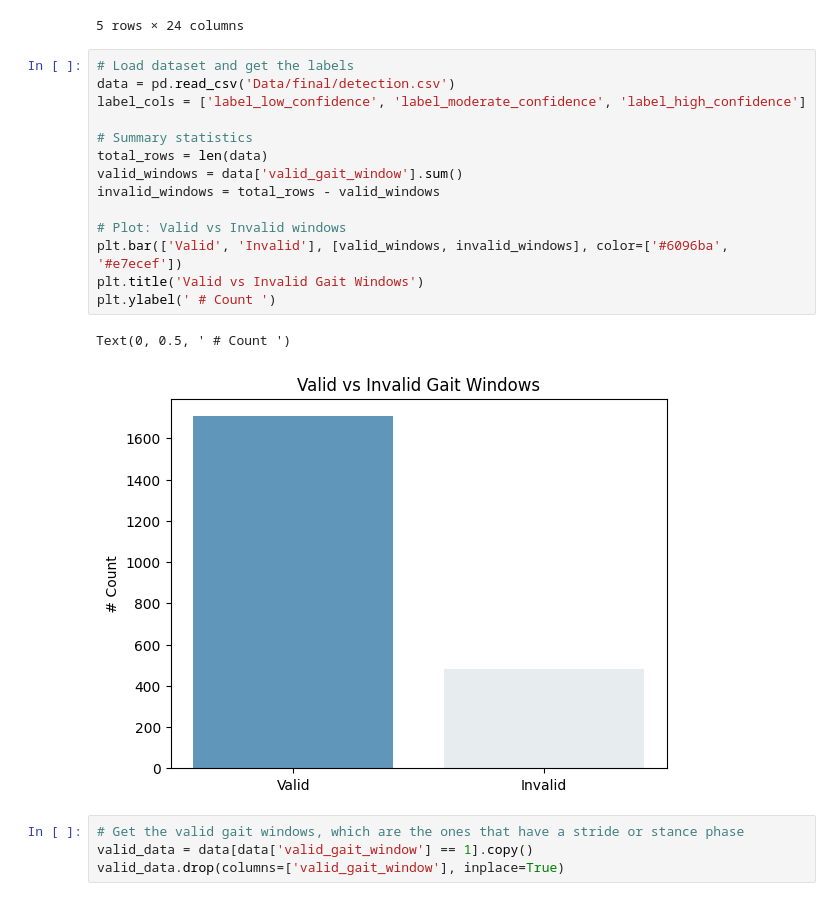
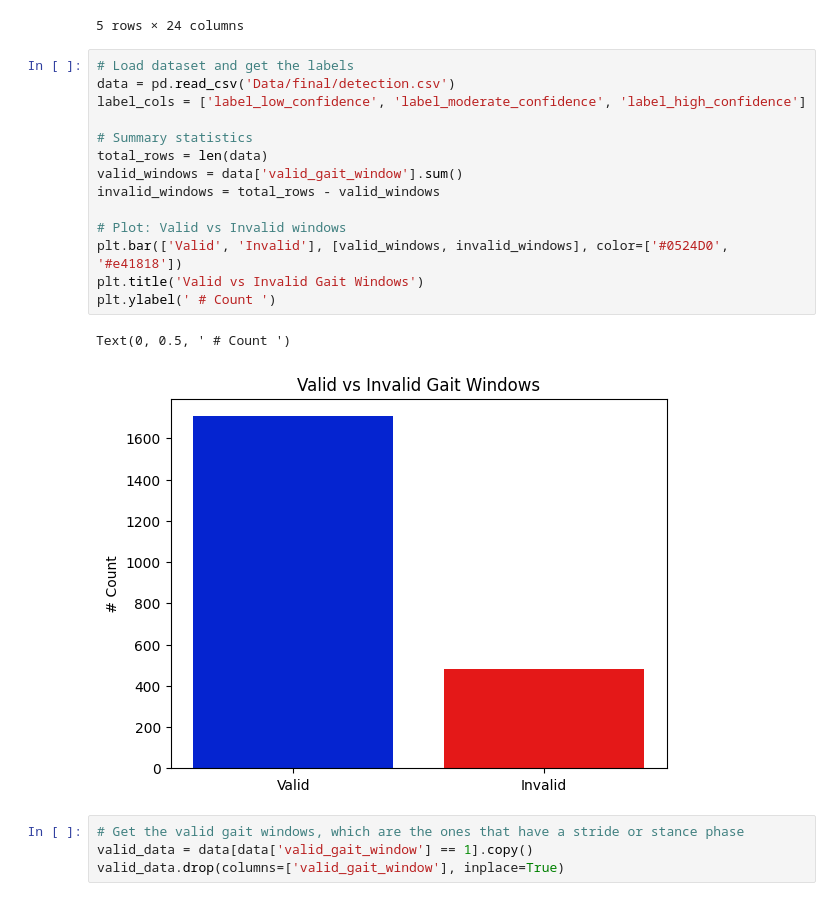
Before and after one commit to StamatisOrfanos/GaitRehab, a Jupyter notebook: gait_detection.ipynb, the cells around one changed output. Saved outputs shown, nothing was run; the diff lists cells and outputs as text.

```diff
--- a/gait_detection.ipynb
+++ b/gait_detection.ipynb
@@ -220,20 +220,20 @@ data.head()
 # %%
 # Load dataset and get the labels
 data = pd.read_csv('Data/final/detection.csv')
 label_cols = ['label_low_confidence', 'label_moderate_confidence', 'label_high_confidence']
 
 # Summary statistics
 total_rows = len(data)
 valid_windows = data['valid_gait_window'].sum()
 invalid_windows = total_rows - valid_windows
 
 # Plot: Valid vs Invalid windows
-plt.bar(['Valid', 'Invalid'], [valid_windows, invalid_windows], color=['#6096ba', '#e7ecef'])
+plt.bar(['Valid', 'Invalid'], [valid_windows, invalid_windows], color=['#0524D0', '#e41818'])
 plt.title('Valid vs Invalid Gait Windows')
 plt.ylabel(' # Count ')
 # %% [output]
 Text(0, 0.5, ' # Count ')
-[figure, old version]
+[figure, new version]
 # %%
 # Get the valid gait windows, which are the ones that have a stride or stance phase
 valid_data = data[data['valid_gait_window'] == 1].copy()
```
Also changed, not shown: parts of 5 cells of this notebook, 2 other files.
